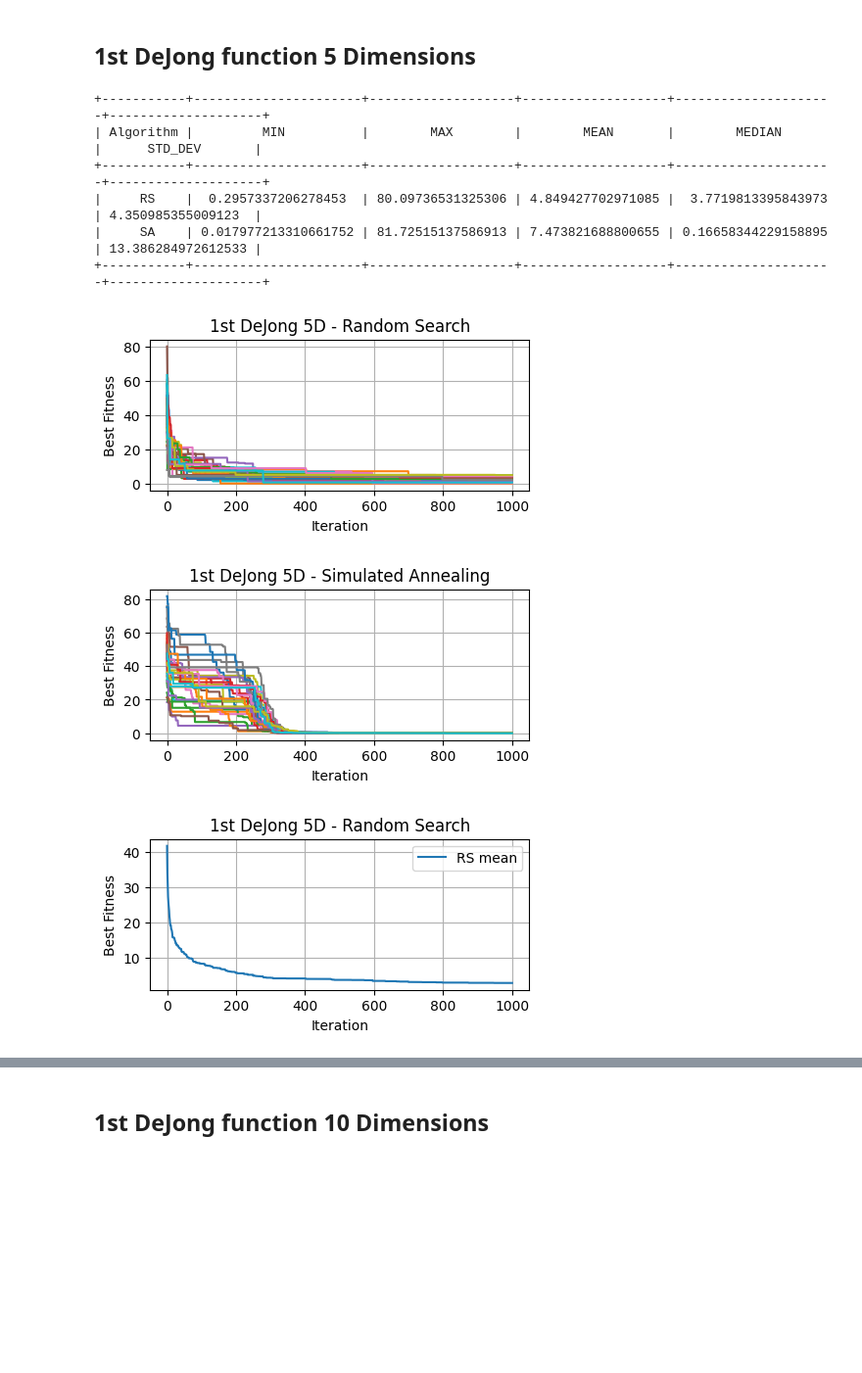
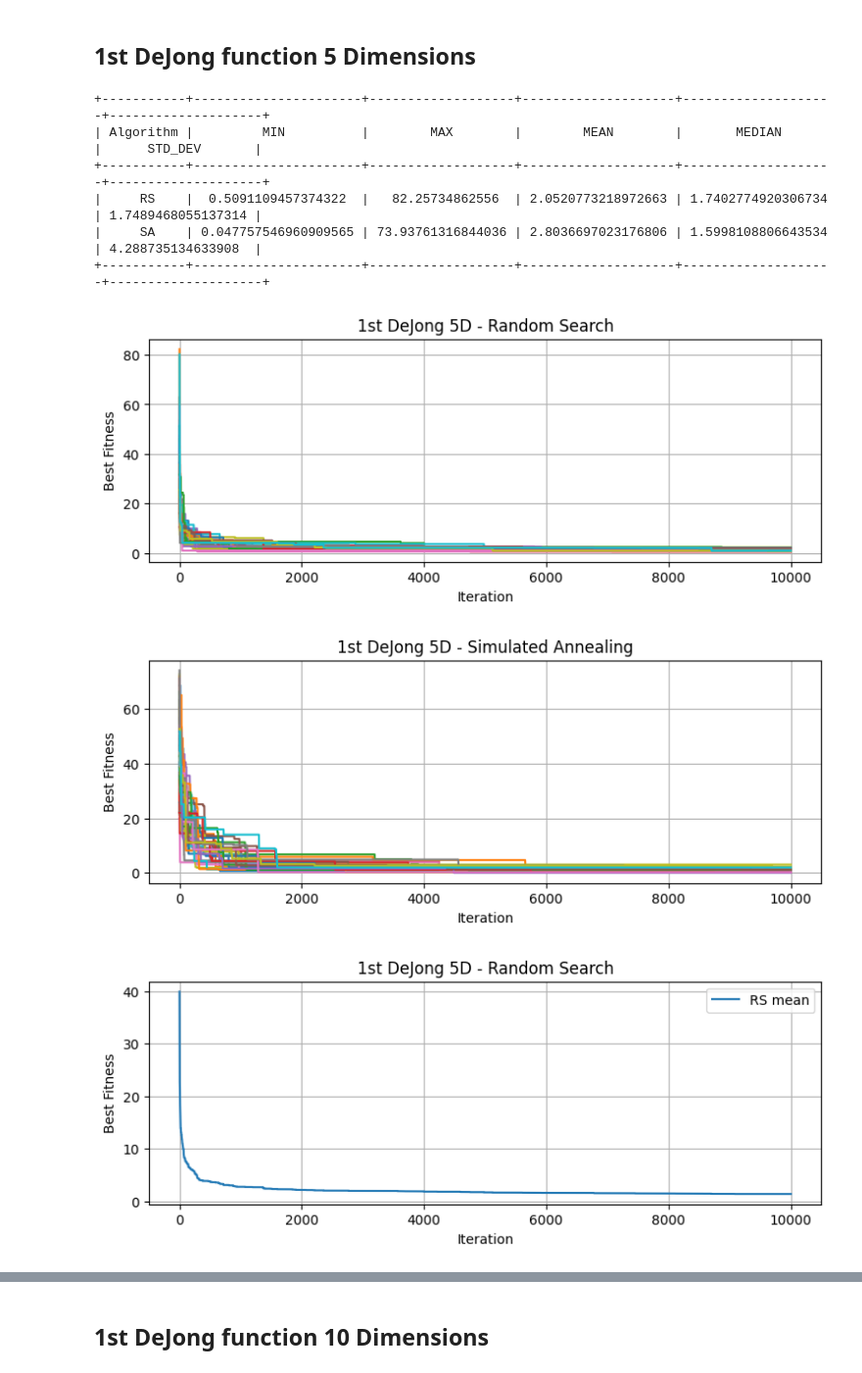
Before and after one commit to ta-jana/benchmarking-RS-SA, a Jupyter notebook: Tatyrkova_Jana_RSSA.ipynb, the cells around one changed output, grey strips where cells are left out. Shown at 98% size. Saved outputs shown, nothing was run; the diff lists cells and outputs as text; code cells hidden in the pictures; blank space fills up the shorter version.

Commit message:
calling metropolis correctly

```diff
--- a/Tatyrkova_Jana_RSSA.ipynb
+++ b/Tatyrkova_Jana_RSSA.ipynb
@@ -110,9 +108,9 @@ def generate_neighbors(current_solution, n_neighbors, area):
 # %% [markdown]
 ## Výseldky
 # %%
-def comparison(n_iterations, dimensions , cost_function, area, n_neighbours, cooling_decr, title, ):
-    max_temp = 1000
-    min_temp = 0.1
+def comparison(n_iterations, dimensions , cost_function, area, n_metropolis, cooling_decr, title, ):
+    max_temp = 950
+    min_temp = 0.01
 
     RS_history = []
     SA_history = []
@@ -121,7 +119,7 @@ def comparison(n_iterations, dimensions , cost_function, area, n_neighbours, coo
         rs_found_solutions = random_search(n_iterations, cost_function, dimensions, area)
         RS_history.append(rs_found_solutions)
 
-        sa_found_solutions = simulated_annealing(n_iterations, cost_function, dimensions, n_neighbours, area, max_temp, min_temp, cooling_decr)
+        sa_found_solutions = simulated_annealing(n_iterations, cost_function, dimensions, n_metropolis, area, max_temp, min_temp, cooling_decr)
         SA_history.append(sa_found_solutions)
 
 #Min, Max, Mean, Median a Std. Dev. hodnoty a porovnejte tyto hodnoty mezi 2 algoritmy
@@ -165,7 +163,7 @@ def comparison(n_iterations, dimensions , cost_function, area, n_neighbours, coo
 #2 grafy jeden pro rs a pro sa pro 30 car
 
     # Vykreslení grafu pro RS_history
-    plt.figure(figsize=(5, 2))
+    plt.figure(figsize=(9, 3))
     for i in range(len(RS_history)):
         iteration_data = RS_history[i]
         plt.plot(iteration_data) #  plt.plot(iteration_data, label=f"It {i+1}")
@@ -178,7 +176,7 @@ def comparison(n_iterations, dimensions , cost_function, area, n_neighbours, coo
     plt.show()
 
     # Vykreslení grafu pro SA_history
-    plt.figure(figsize=(5, 2))
+    plt.figure(figsize=(9, 3))
     for i in range(len(SA_history)):
         iteration_data = SA_history[i]
         plt.plot(iteration_data) #  plt.plot(iteration_data, label=f"It {i+1}")
@@ -196,7 +194,7 @@ def comparison(n_iterations, dimensions , cost_function, area, n_neighbours, coo
 
     RS_means = [np.mean(pair) for pair in zip(*RS_history)]
 
-    plt.figure(figsize=(5, 2))
+    plt.figure(figsize=(9, 3))
     plt.plot(RS_means, label="RS mean")
 
     plt.xlabel("Iteration")
@@ -210,7 +208,7 @@ def comparison(n_iterations, dimensions , cost_function, area, n_neighbours, coo
 
     SA_means = [np.mean(pair) for pair in zip(*SA_history)]
 
-    plt.figure(figsize=(5, 2))
+    plt.figure(figsize=(9, 3))
     plt.plot(SA_means, label= "SA mean")
 
     plt.xlabel("Iteration")
@@ -222,10 +220,9 @@ def comparison(n_iterations, dimensions , cost_function, area, n_neighbours, coo
 
     #Porovnání těchto průměrných konvergencí pro 2 algoritmy v jednom grafu
 
-    plt.figure(figsize=(5, 2))
+    plt.figure(figsize=(9, 3))
+    plt.plot(RS_means, label="RS mean")
     plt.plot(SA_means, label= "SA mean")
-    plt.plot(RS_means, label="RS mean")
-
     plt.xlabel("Iteration")
     plt.ylabel("Best Fitness")
     plt.title(title + " - Comparison of SA and RS")
@@ -235,21 +232,21 @@ def comparison(n_iterations, dimensions , cost_function, area, n_neighbours, coo
 # %% [markdown]
 ## 1st DeJong function 5 Dimensions
 # %%
-n_iterations = 1000
+n_iterations = 10000
 dimensions = 5
 cost_func = dejong1
 area_edges = 5.12
-n_of_neighbours = 10
-cooling_decr = 0.78
+n_metropolis = 20
+cooling_decr = 0.81
 title = "1st DeJong 5D"
-comparison(n_iterations, dimensions,cost_func,area_edges,n_of_neighbours, cooling_decr, title)
+comparison(n_iterations, dimensions,cost_func,area_edges,n_metropolis, cooling_decr, title)
 # %% [output]
-+-----------+----------------------+-------------------+-------------------+---------------------+--------------------+
-| Algorithm |         MIN          |        MAX        |        MEAN       |        MEDIAN       |      STD_DEV       |
-+-----------+----------------------+-------------------+-------------------+---------------------+--------------------+
-|     RS    |  0.2957337206278453  | 80.09736531325306 | 4.849427702971085 |  3.7719813395843973 | 4.350985355009123  |
-|     SA    | 0.017977213310661752 | 81.72515137586913 | 7.473821688800655 | 0.16658344229158895 | 13.386284972612533 |
-+-----------+----------------------+-------------------+-------------------+---------------------+--------------------+
++-----------+----------------------+-------------------+--------------------+--------------------+--------------------+
+| Algorithm |         MIN          |        MAX        |        MEAN        |       MEDIAN       |      STD_DEV       |
++-----------+----------------------+-------------------+--------------------+--------------------+--------------------+
+|     RS    |  0.5091109457374322  |   82.25734862556  | 2.0520773218972663 | 1.7402774920306734 | 1.7489468055137314 |
+|     SA    | 0.047757546960909565 | 73.93761316844036 | 2.8036697023176806 | 1.5998108806643534 | 4.288735134633908  |
++-----------+----------------------+-------------------+--------------------+--------------------+--------------------+
-[figure, old version]
+[figure, new version]
-[figure, old version]
+[figure, new version]
-[figure, old version]
+[figure, new version]
```
Also changed, not shown: parts of 7 cells of this notebook.
